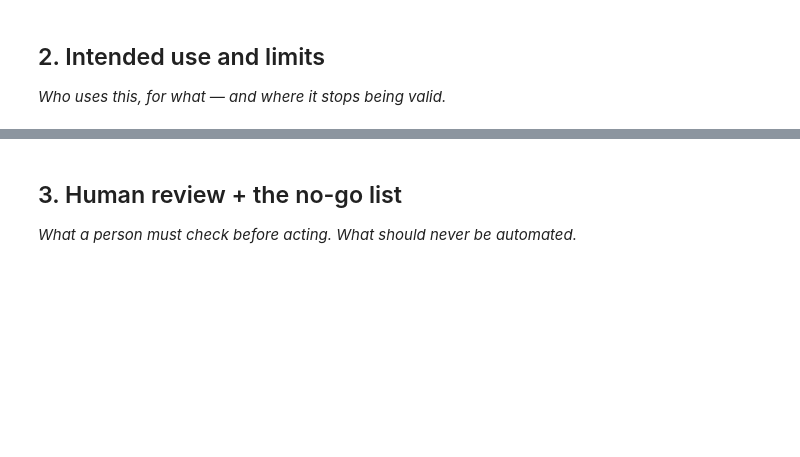
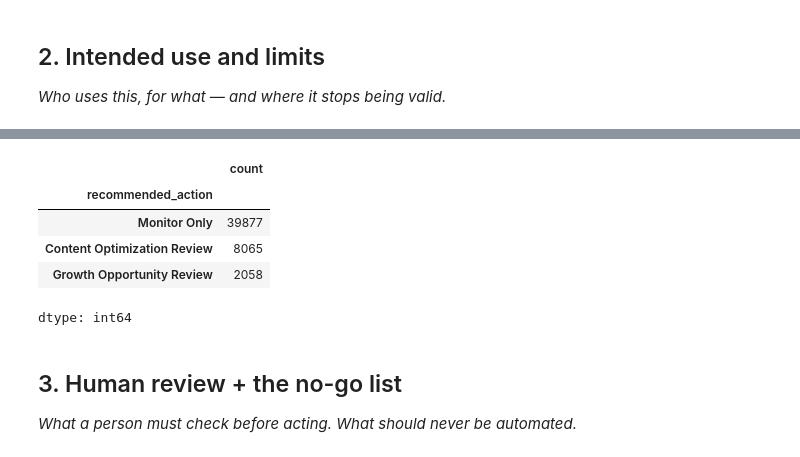
Before and after one commit to jawad66108/flyrank_ML_internship, a Jupyter notebook: work/notebooks/w07_action_playbook.ipynb, the cells around one changed output, grey strips where cells are left out. Cells and saved outputs as stored; diff of their text form; code cells hidden in the pictures; blank space fills up the shorter version.

```diff
--- a/work/notebooks/w07_action_playbook.ipynb
+++ b/work/notebooks/w07_action_playbook.ipynb
@@ -20,6 +214,16 @@ This skeleton is yours to fill. Work the sections **in order** — each one has
 # %%
 # This cell is for CODE (numbers, a query, a check).
 # Write your text answer in the cell ABOVE this one — typing sentences here breaks Run All.
+# Check recommendation distribution
+
+action_queue["recommended_action"].value_counts()
+# %% [output]
+|  | count |
+| recommended_action |  |
+| Monitor Only | 39877 |
+| Content Optimization Review | 8065 |
+| Growth Opportunity Review | 2058 |
+dtype: int64
 # %% [markdown]
 ## 3. Human review + the no-go list
 
```
Also changed, not shown: parts of 18 cells of this notebook.
